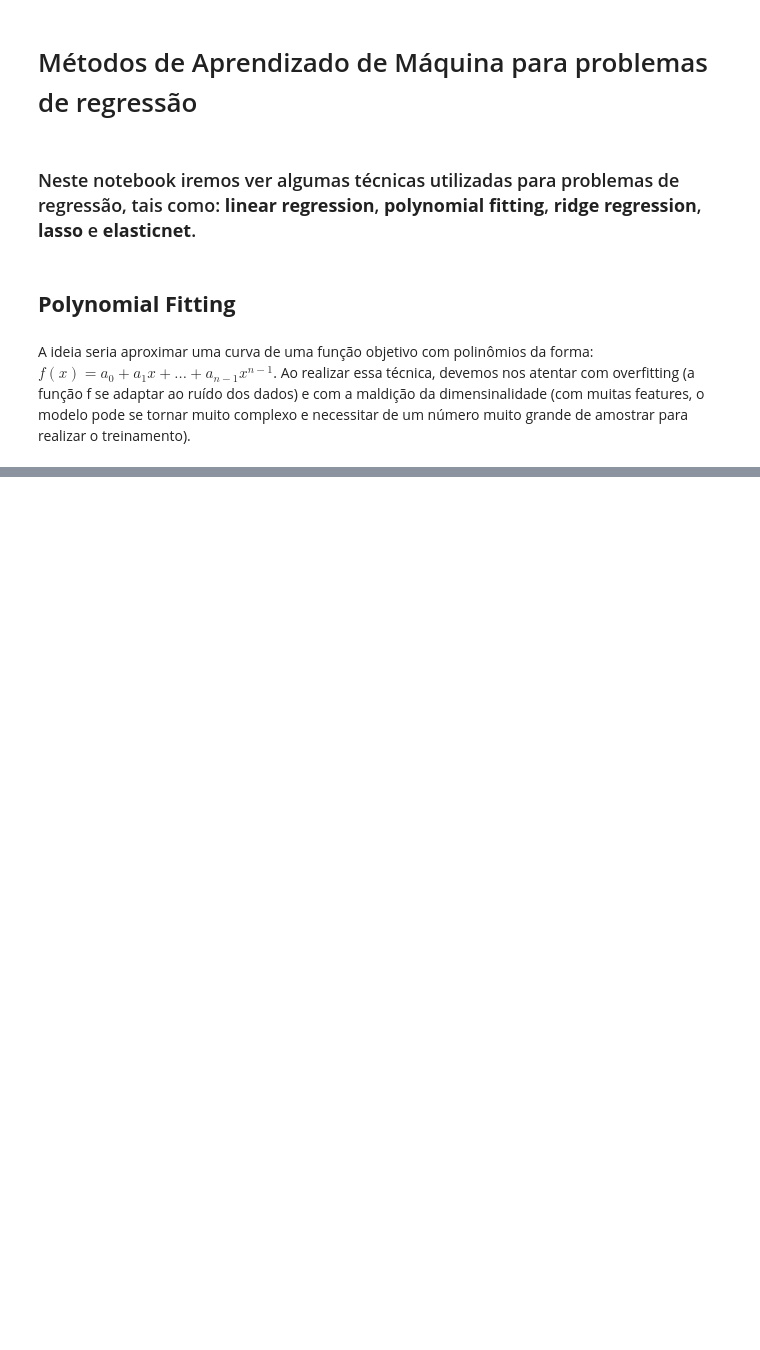
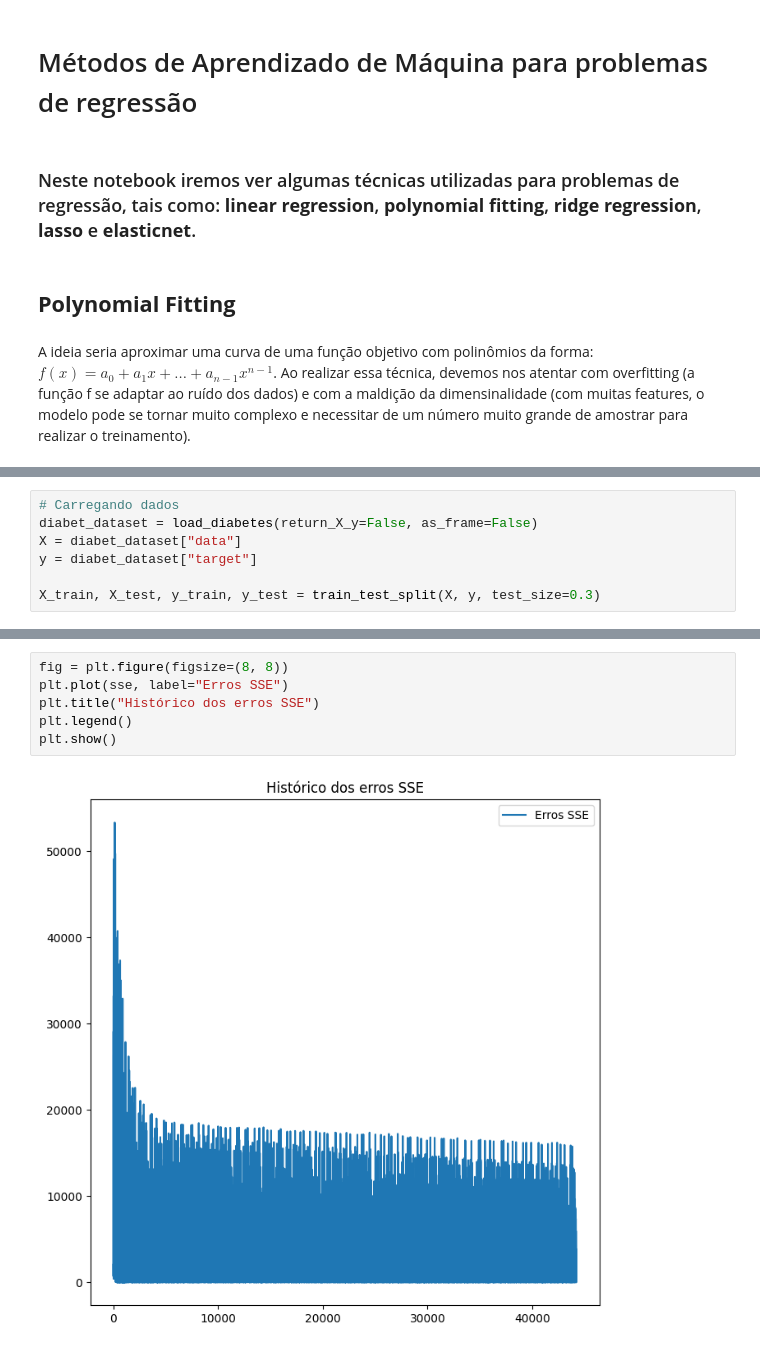
Before and after one commit to alexoliveiraFGV24/ds_ml_utils, a Jupyter notebook: src/4) regression/polynomial_regression.ipynb, the cells around one changed output, grey strips where cells are left out. Cells and saved outputs as stored; diff of their text form; blank space fills up the shorter version.

```diff
--- a/src/4) regression/polynomial_regression.ipynb
+++ b/src/4) regression/polynomial_regression.ipynb
@@ -28,0 +189,7 @@ plt.show()
+# %%
+# Carregando dados
+diabet_dataset = load_diabetes(return_X_y=False, as_frame=False)
+X = diabet_dataset["data"]
+y = diabet_dataset["target"]
+
+X_train, X_test, y_train, y_test = train_test_split(X, y, test_size=0.3)
@@ -28,0 +241,8 @@ plt.show()
+# %%
+fig = plt.figure(figsize=(8, 8))
+plt.plot(sse, label="Erros SSE")
+plt.title("Histórico dos erros SSE")
+plt.legend()
+plt.show()
+# %% [output]
+[figure, added]
```
Also changed, not shown: parts of 16 cells of this notebook, 2 other files.
